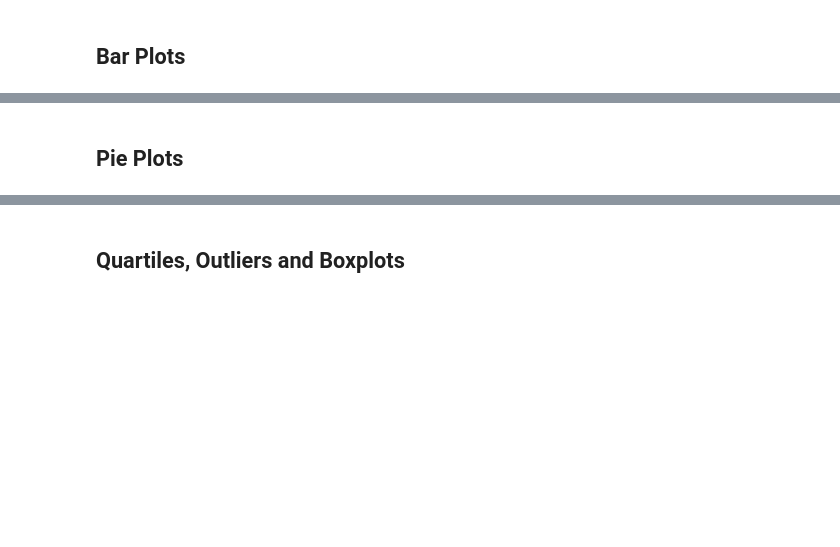
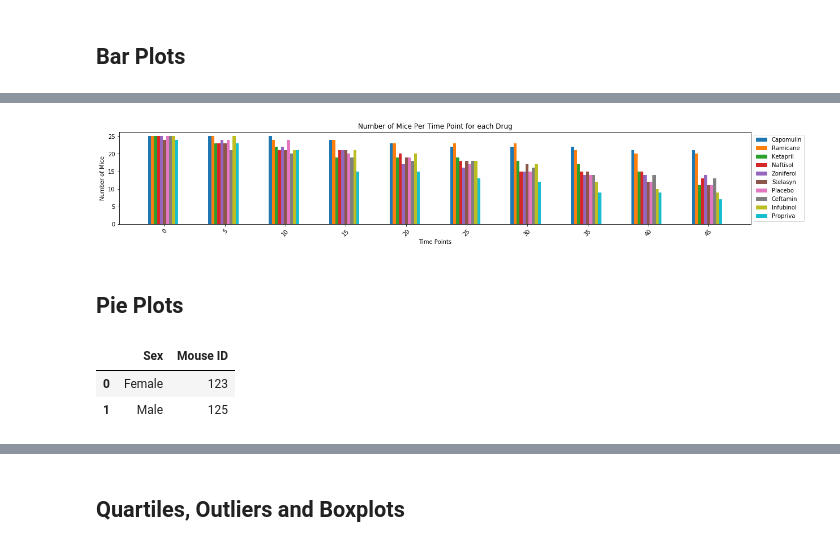
Before and after one commit to tamaranxu/matplotlib_challenge, a Jupyter notebook: pymaceuticals.ipynb, the cells around one changed output, grey strips where cells are left out. Saved outputs shown, nothing was run; the diff lists cells and outputs as text; code cells hidden in the pictures; blank space fills up the shorter version.

```diff
--- a/pymaceuticals.ipynb
+++ b/pymaceuticals.ipynb
@@ -240,2 +344,43 @@ grp_regimens
+# %%
+# Generate a bar plot showing the number of mice per time point for each treatment throughout the course of the study
+# using pyplot (plt.bar).
+labels = ["Capomulin","Ramicane","Ketapril","Naftisol","Zoniferol","Stelasyn","Placebo","Ceftamin","Infubinol","Propriva"]
+x_axis = np.arange(len(mice_per_time["Timepoint"]))
+tick_locations = [value for value in x_axis]
+
+fig, ax = plt.subplots(figsize=(20,3))
+ax.bar(x_axis - 0.25, mice_per_time["Capomulin"], width = 0.05, align="center")
+ax.bar(x_axis - 0.2, mice_per_time["Ramicane"], width = 0.05, align="center")
+ax.bar(x_axis - 0.15, mice_per_time["Ketapril"], width = 0.05, align="center")
+ax.bar(x_axis - 0.1, mice_per_time["Naftisol"], width = 0.05, align="center")
+ax.bar(x_axis - 0.05, mice_per_time["Zoniferol"], width = 0.05, align="center")
+ax.bar(x_axis + 0, mice_per_time["Stelasyn"], width = 0.05, align="center")
+ax.bar(x_axis + 0.05, mice_per_time["Placebo"], width = 0.05, align="center")
+ax.bar(x_axis + 0.1, mice_per_time["Ceftamin"], width = 0.05, align="center")
+ax.bar(x_axis + 0.15, mice_per_time["Infubinol"], width = 0.05, align="center")
+ax.bar(x_axis + 0.2, mice_per_time["Propriva"], width = 0.05, align="center")
+
+
+plt.xticks(tick_locations, mice_per_time["Timepoint"], rotation=45)
+plt.title("Number of Mice Per Time Point for each Drug")
+plt.xlabel("Time Points")
+plt.ylabel("Number of Mice")
+
+plt.legend(labels=labels, loc="center left", bbox_to_anchor=(1, 0.5))
+
+plt.show()
+# %% [output]
+[figure, added]
 # %% [markdown]
 ## Pie Plots
+# %%
+# Create df with information to be plotted
+grp_sex = clean_study_data.loc[clean_study_data["Timepoint"] == 0]
+grp_sex = grp_sex.groupby(["Sex"], as_index=False).count()
+grp_sex = grp_sex[["Sex","Mouse ID"]]
+
+grp_sex
+# %% [output]
+|  | Sex | Mouse ID |
+| 0 | Female | 123 |
+| 1 | Male | 125 |
```
Also changed, not shown: parts of 16 cells of this notebook.
